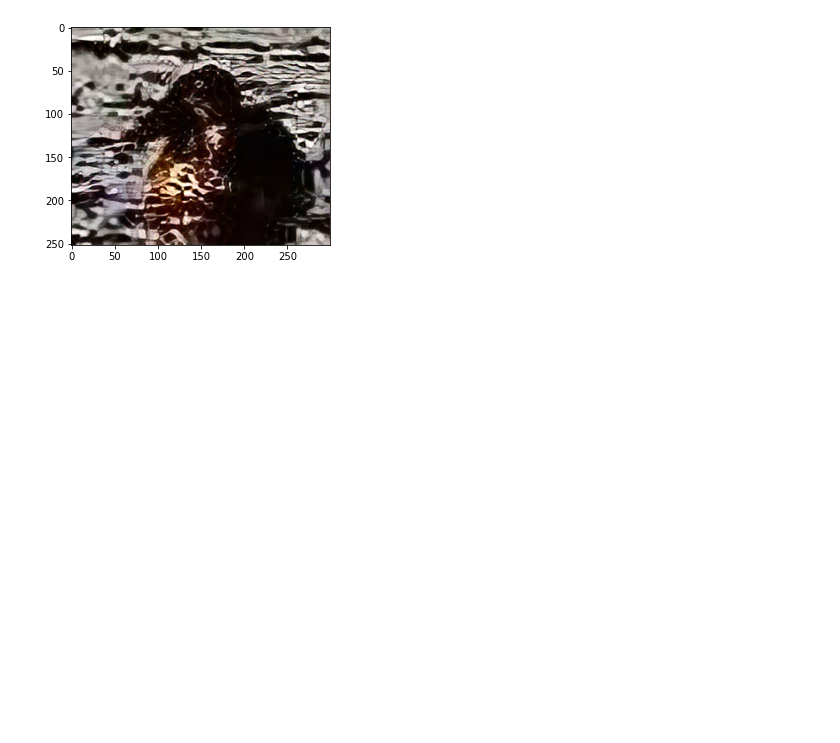
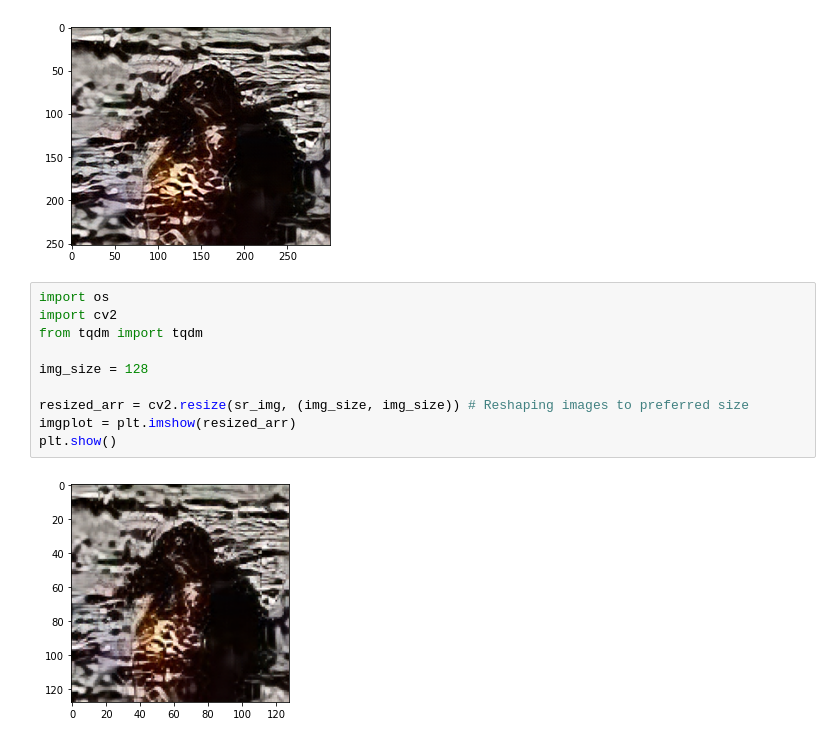
Before and after one commit to XINZHANG-ops/image-super-resolution, a Jupyter notebook: SuperResolution.ipynb, the cells around one changed output. Saved outputs shown, nothing was run; the diff lists cells and outputs as text; blank space fills up the shorter version.

```diff
--- a/SuperResolution.ipynb
+++ b/SuperResolution.ipynb
@@ -46,3 +59,15 @@ imgplot = plt.imshow(sr_img)
 plt.show()
 # %% [output]
 [figure]
+# %%
+import os
+import cv2
+from tqdm import tqdm
+
+img_size = 128
+
+resized_arr = cv2.resize(sr_img, (img_size, img_size)) # Reshaping images to preferred size
+imgplot = plt.imshow(resized_arr)
+plt.show()
+# %% [output]
+[figure, added]
```
Also changed, not shown: parts of 5 cells of this notebook.
